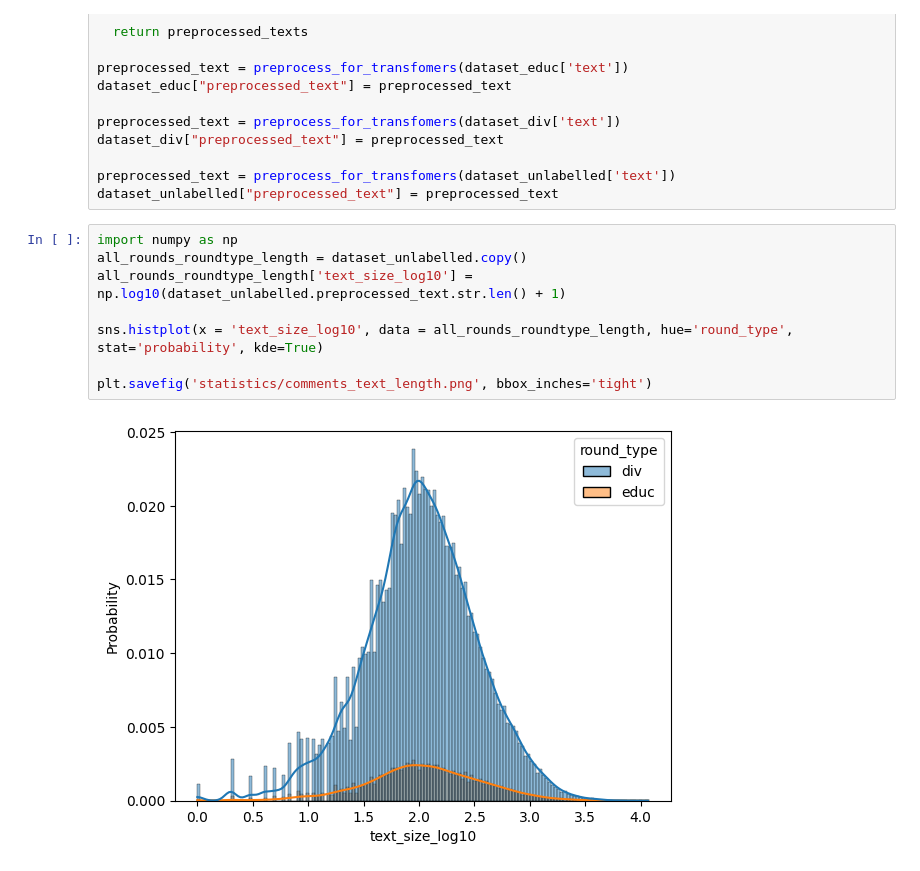
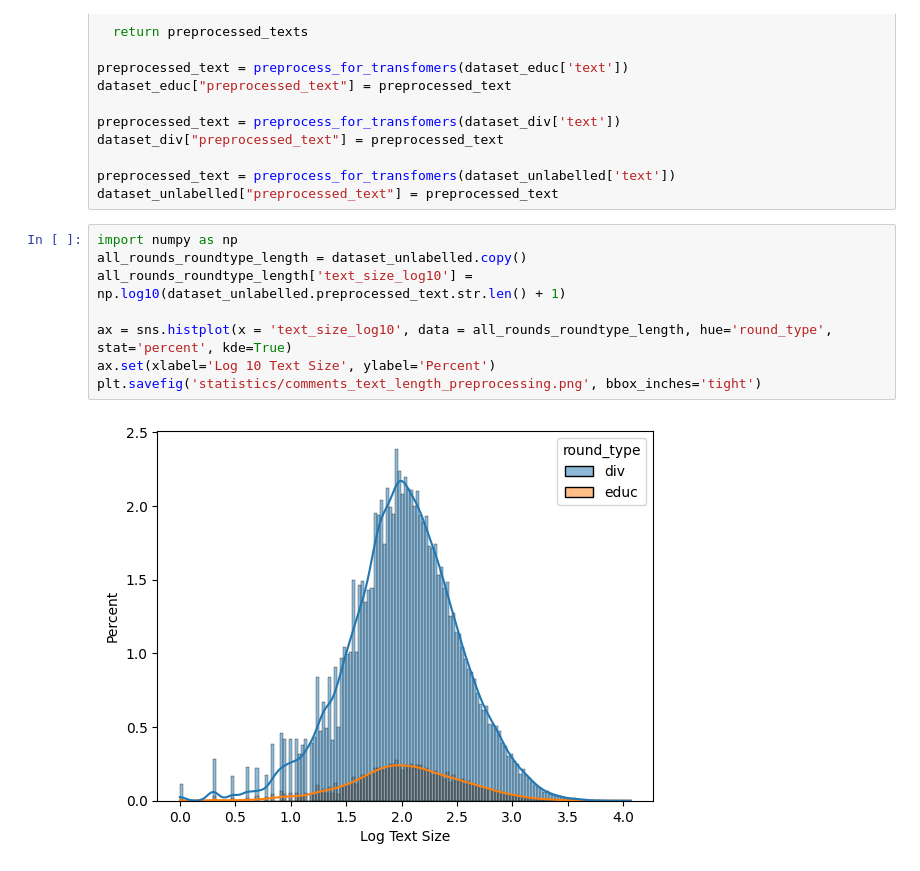
Before and after one commit to Arkin1/CodeforcesComments, a Jupyter notebook: Statistics.ipynb, the cells around one changed output. Drawn from its saved outputs; the diff is of its cells as text.

```diff
--- a/Statistics.ipynb
+++ b/Statistics.ipynb
@@ -90,10 +92,10 @@ dataset_unlabelled["preprocessed_text"] = preprocessed_text
 # %%
 import numpy as np
 all_rounds_roundtype_length = dataset_unlabelled.copy()
 all_rounds_roundtype_length['text_size_log10'] = np.log10(dataset_unlabelled.preprocessed_text.str.len() + 1)
 
-sns.histplot(x = 'text_size_log10', data = all_rounds_roundtype_length, hue='round_type', stat='probability', kde=True)
-
-plt.savefig('statistics/comments_text_length.png', bbox_inches='tight')
+ax = sns.histplot(x = 'text_size_log10', data = all_rounds_roundtype_length, hue='round_type', stat='percent', kde=True)
+ax.set(xlabel='Log 10 Text Size', ylabel='Percent')
+plt.savefig('statistics/comments_text_length_preprocessing.png', bbox_inches='tight')
 # %% [output]
-[figure, old version]
+[figure, new version]
```
Also changed, not shown: parts of 2 cells of this notebook, 2 other files.
